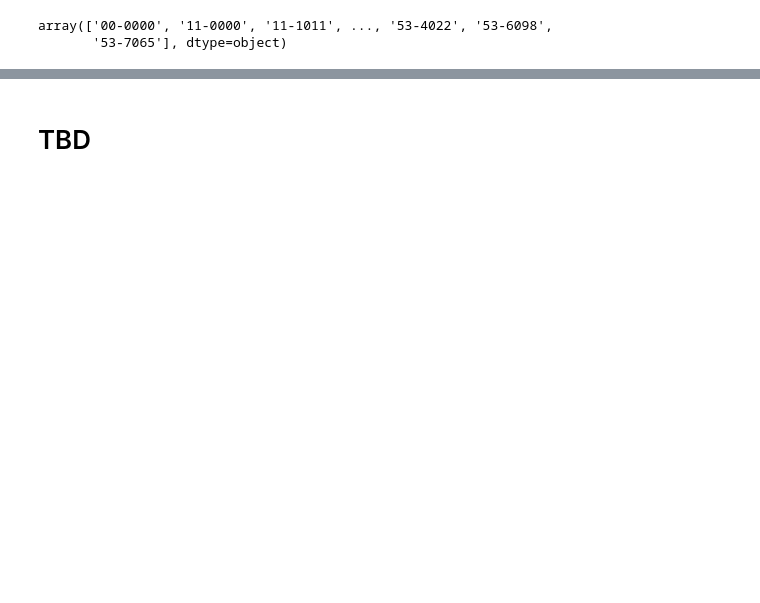
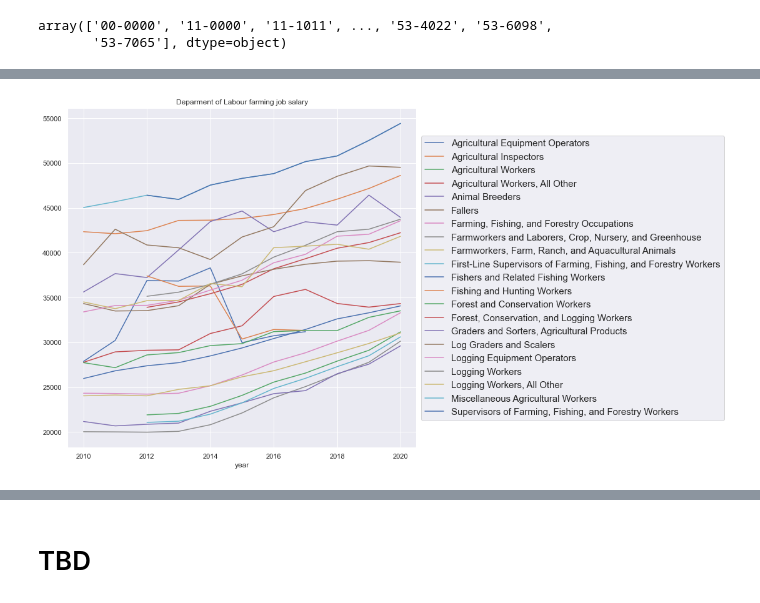
Before and after one commit to Tuguluke/CSCI5502, a Jupyter notebook: codes/src/notebooks/bdf_eda.ipynb, the cells around one changed output, grey strips where cells are left out. Cells and saved outputs as stored; diff of their text form; code cells hidden in the pictures; blank space fills up the shorter version.

```diff
--- a/codes/src/notebooks/bdf_eda.ipynb
+++ b/codes/src/notebooks/bdf_eda.ipynb
@@ -205,0 +197,11 @@ titles = sorted(list(df_all['occ_title'].unique()))
+# %%
+ax = df_farming.groupby('occ_title')['mean salary'].plot(figsize=(10, 10))
+plt.legend(loc='center left', bbox_to_anchor=(1.0, 0.5), prop={'size': 15})
+
+title_timeplot = 'Deparment of Labour farming job salary'
+plt.title( title_timeplot )
+plt.suptitle('') # that's what you're after
+# ax.set_xlabel("Year");
+ax = plt.show()
+# %% [output]
+[figure, added]
```
Also changed, not shown: parts of 28 cells of this notebook, 44 other files.
